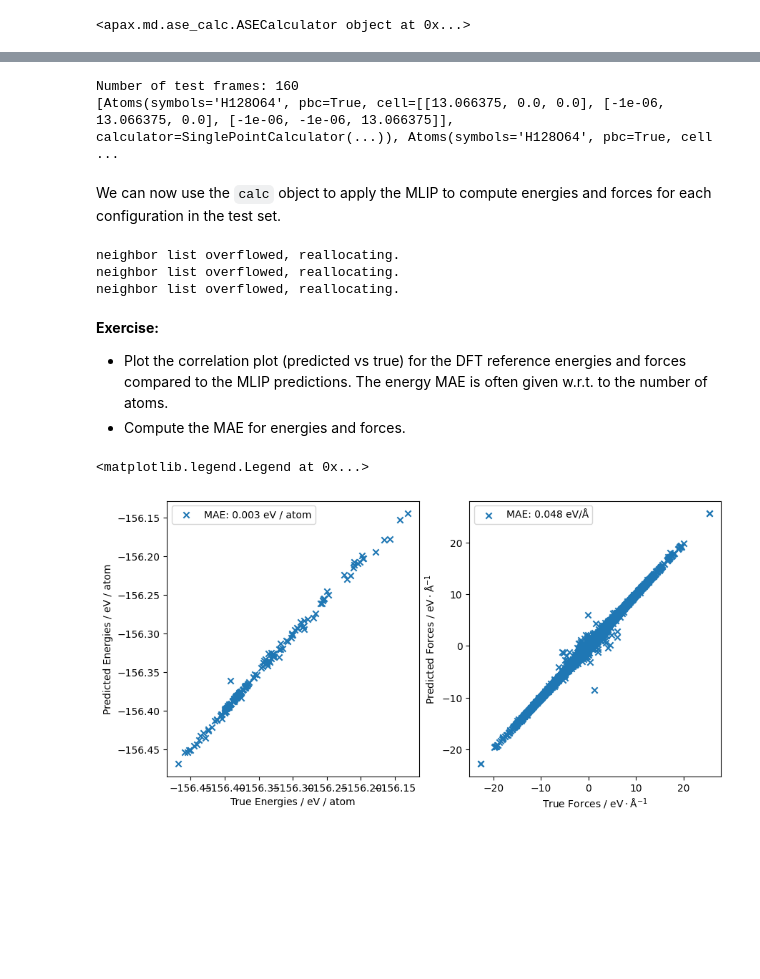
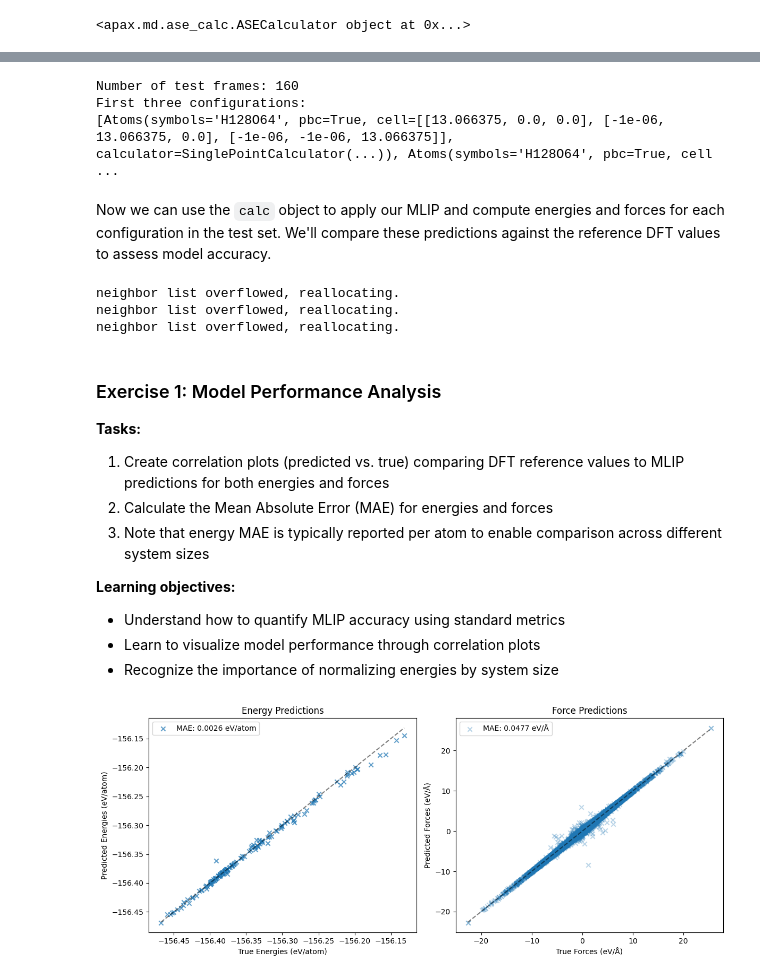
Before and after one commit to PythonFZ/2025-espresso-water, a Jupyter notebook: tutorial.ipynb, the cells around one changed output, grey strips where cells are left out. Cells and saved outputs as stored; diff of their text form; code cells hidden in the pictures; blank space fills up the shorter version.

```diff
--- a/tutorial.ipynb
+++ b/tutorial.ipynb
@@ -210,6 +258,5 @@ Often, the evaluation on more real-world scenarios is required to obtain a compr
 # %%
-test_io = znh5md.IO(
-    "data/cosmo_water_test.h5"
-)  # Test dataset stored in an adapted H5MD format.
+# Load the test dataset (stored in H5MD format)
+test_io = znh5md.IO("data/cosmo_water_test.h5")
 test_frames = test_io[:]
 # %% [markdown]
@@ -218,18 +270,25 @@ Later on, you'll learn how to create your own configurations for e.g. running MD
 # %%
+# Examine the test dataset
 print(f"Number of test frames: {len(test_frames)}")
+print("First three configurations:")
 print(test_frames[:3])
 # %% [output]
 Number of test frames: 160
+First three configurations:
 [Atoms(symbols='H128O64', pbc=True, cell=[[13.066375, 0.0, 0.0], [-1e-06, 13.066375, 0.0], [-1e-06, -1e-06, 13.066375]], calculator=SinglePointCalculator(...)), Atoms(symbols='H128O64', pbc=True, cell ...
 # %% [markdown]
-We can now use the `calc` object to apply the MLIP to compute energies and forces for each configuration in the test set.
+Now we can use the `calc` object to apply our MLIP and compute energies and forces for each configuration in the test set.
+We'll compare these predictions against the reference DFT values to assess model accuracy.
 # %%
+# Extract reference (true) values from the test dataset
 true_energies = [x.get_potential_energy() for x in test_frames]
 true_forces = [x.get_forces() for x in test_frames]
+
+# Compute MLIP predictions for all test configurations
 pred_energies = []
 pred_forces = []
-for frame in tqdm(test_frames):
-    frame.calc = calc
+for frame in tqdm(test_frames, desc="Computing MLIP predictions"):
+    frame.calc = calc  # Assign the MLIP calculator
     pred_energies.append(frame.get_potential_energy())
     pred_forces.append(frame.get_forces())
 # %% [output]
@@ -237,43 +296,76 @@ neighbor list overflowed, reallocating.
 neighbor list overflowed, reallocating.
 neighbor list overflowed, reallocating.
 # %% [markdown]
-**Exercise:**
+### Exercise 1: Model Performance Analysis
 
-* Plot the correlation plot (predicted vs true) for the DFT reference energies and forces compared to the MLIP predictions. The energy MAE is often given w.r.t. to the number of atoms.
-* Compute the MAE for energies and forces.
+**Tasks:**
+1. Create correlation plots (predicted vs. true) comparing DFT reference values to MLIP predictions for both energies and forces
+2. Calculate the Mean Absolute Error (MAE) for energies and forces
+3. Note that energy MAE is typically reported per atom to enable comparison across different system sizes
+
+**Learning objectives:**
+- Understand how to quantify MLIP accuracy using standard metrics
+- Learn to visualize model performance through correlation plots
+- Recognize the importance of normalizing energies by system size
 # %%
 # SOLUTION CELL
-fix, ax = plt.subplots(1, 2, figsize=(10, 5))
+fig, ax = plt.subplots(1, 2, figsize=(12, 5))
 
 
+# Helper function to compute Mean Absolute Error
 def mae(y_true, y_pred):
     return np.mean(np.abs(np.array(y_true) - np.array(y_pred)))
 
 
+# Energy correlation plot (normalized per atom)
 atoms = np.array([len(frame) for frame in test_frames])
 true_energies_norm = np.array(true_energies) / atoms
 pred_energies_norm = np.array(pred_energies) / atoms
 e_mae = mae(true_energies_norm, pred_energies_norm)
+
 ax[0].scatter(
     true_energies_norm,
     pred_energies_norm,
     marker="x",
-    label=f"MAE: {e_mae:.3f} eV / atom",
+    alpha=0.7,
+    label=f"MAE: {e_mae:.4f} eV/atom",
 )
-ax[0].set_xlabel("True Energies / eV / atom")
-ax[0].set_ylabel("Predicted Energies / eV / atom")
+ax[0].plot(
+    [true_energies_norm.min(), true_energies_norm.max()],
+    [true_energies_norm.min(), true_energies_norm.max()],
+    "k--",
+    alpha=0.5,
+)
+ax[0].set_xlabel("True Energies / eV/atom")
+ax[0].set_ylabel("Predicted Energies / eV/atom")
+ax[0].set_title("Energy Predictions")
 ax[0].legend()
 
+# Force correlation plot
 true_forces_flat = np.concatenate([f.flatten() for f in true_forces])
 pred_forces_flat = np.concatenate([f.flatten() for f in pred_forces])
 f_mae = mae(true_forces_flat, pred_forces_flat)
+
 ax[1].scatter(
-    true_forces_flat, pred_forces_flat, marker="x", label=f"MAE: {f_mae:.3f} eV/Å"
+    true_forces_flat,
+    pred_forces_flat,
+    marker="x",
+    alpha=0.3,
+    label=f"MAE: {f_mae:.4f} eV/Å",
 )
-ax[1].set_xlabel(r"True Forces / $\mathrm{eV \cdot \mathrm{\AA}^{-1}}$")
-ax[1].set_ylabel(r"Predicted Forces / $\mathrm{eV \cdot \mathrm{\AA}^{-1}}$")
+ax[1].plot(
+    [true_forces_flat.min(), true_forces_flat.max()],
+    [true_forces_flat.min(), true_forces_flat.max()],
+    "k--",
+    alpha=0.5,
+)
+ax[1].set_xlabel(r"True Forces / eV/Å")
+ax[1].set_ylabel(r"Predicted Forces / eV/Å")
+ax[1].set_title("Force Predictions")
 ax[1].legend()
+
+plt.tight_layout()
+plt.show()
 # %% [output]
-<matplotlib.legend.Legend at 0x...>
-[figure, old version]
+[figure, new version]
 # %% [markdown]
```
Also changed, not shown: parts of 27 cells of this notebook.
